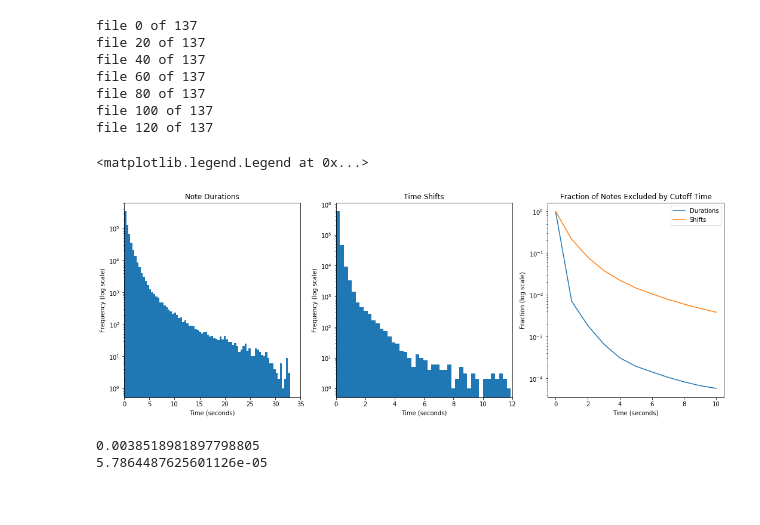
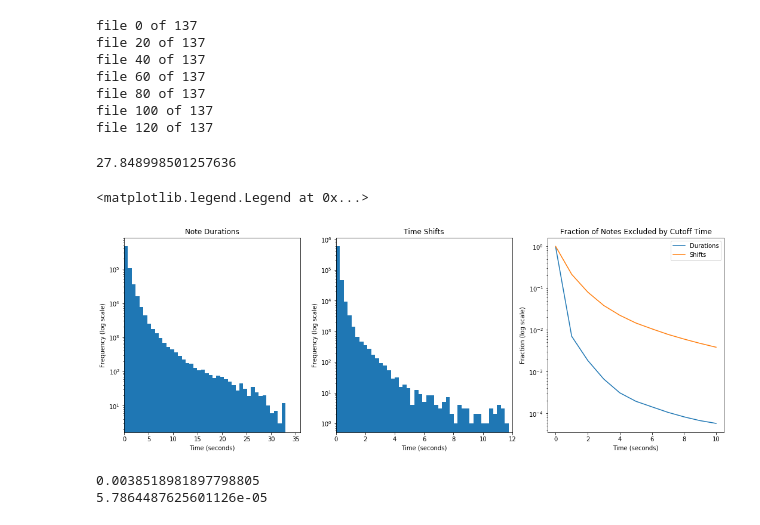
Before and after one commit to aleathwick/380-music-representation, a Jupyter notebook: data_exploration.ipynb, the cells around one changed output. Cells and saved outputs as stored; diff of their text form; code cells hidden in the pictures.

```diff
--- a/data_exploration.ipynb
+++ b/data_exploration.ipynb
@@ -62,6 +62,10 @@ file 60 of 137
 file 80 of 137
 file 100 of 137
 file 120 of 137
+# %%
+np.mean(shifts) * 256
+# %% [output]
+27.848998501257636
 # %%
 # Get the fraction of notes omitted due to cutoff times
 length_p = []
@@ -74,33 +78,33 @@ for i in range(20):
 # %%
 # graph note lengths, and time between notes
 plt.figure(figsize=(18,6))
 plt.subplot(131)
-plt.hist(lengths, bins=80)
-plt.xlim((0,35))
+plt.xlim((0,36))
+plt.hist(lengths, bins=42)
 plt.yscale('log')
 plt.title('Note Durations')
 plt.xlabel('Time (seconds)')
 plt.ylabel('Frequency (log scale)')
 
 plt.subplot(132)
-plt.hist(shifts, bins=80)
 plt.xlim((0,12))
+plt.hist(shifts, bins=81)
 plt.yscale('log')
 plt.title('Time Shifts')
 plt.xlabel('Time (seconds)')
 plt.ylabel('Frequency (log scale)')
 
 plt.subplot(133)
 plt.plot(length_p[:11])
 plt.plot(duration_p[:11])
 plt.title('Fraction of Notes Excluded by Cutoff Time')
 plt.ylabel('Fraction (log scale)')
 plt.yscale('log')
 plt.xlabel('Time (seconds)')
 plt.legend(['Durations', 'Shifts'], loc='upper right')
 # %% [output]
 <matplotlib.legend.Legend at 0x...>
-[figure, old version]
+[figure, new version]
 # %%
 # fraction of lengths or durations longer than a particular value
 print(sum(np.array(lengths) > 10) / len(lengths))
```
